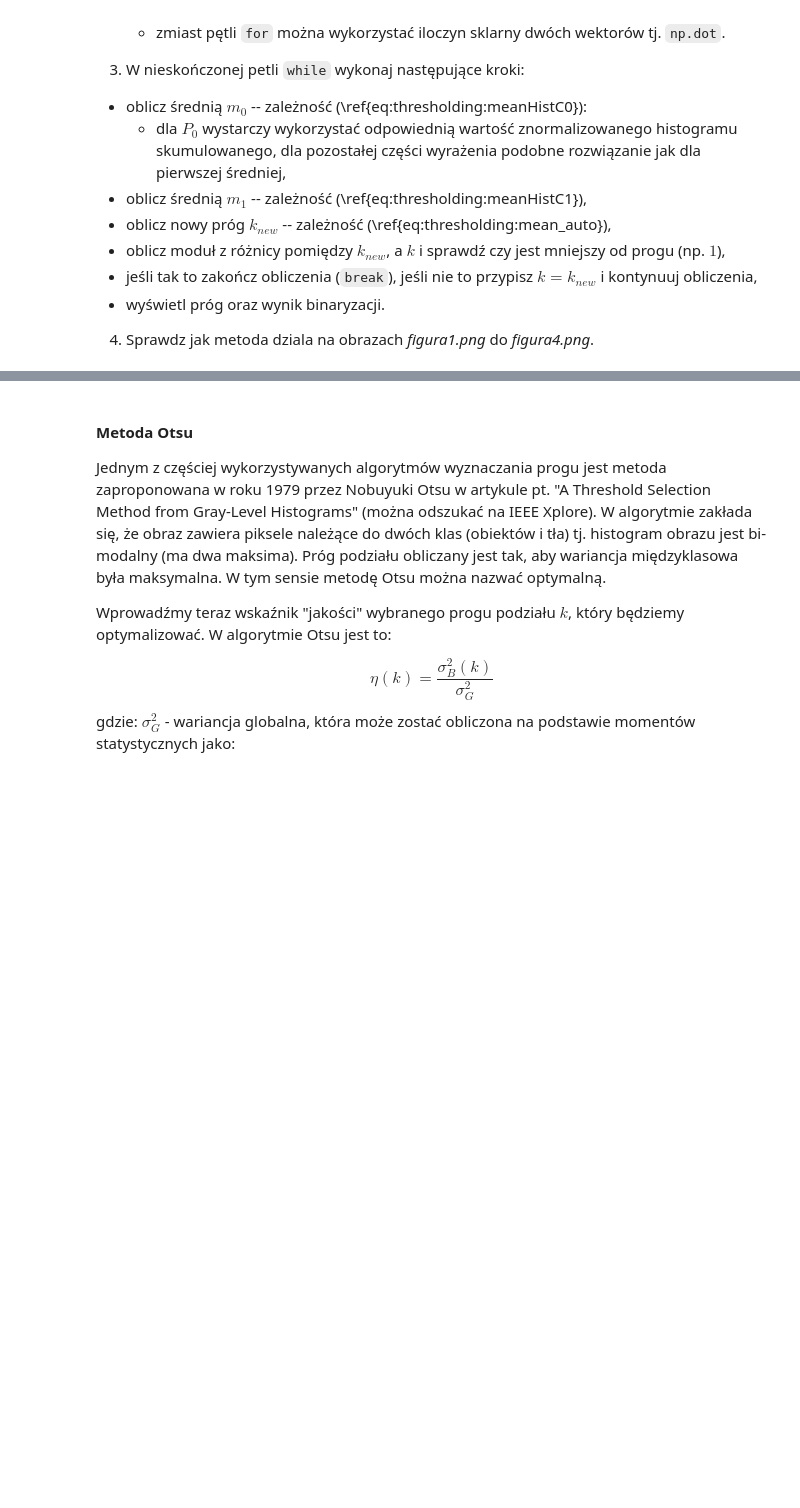
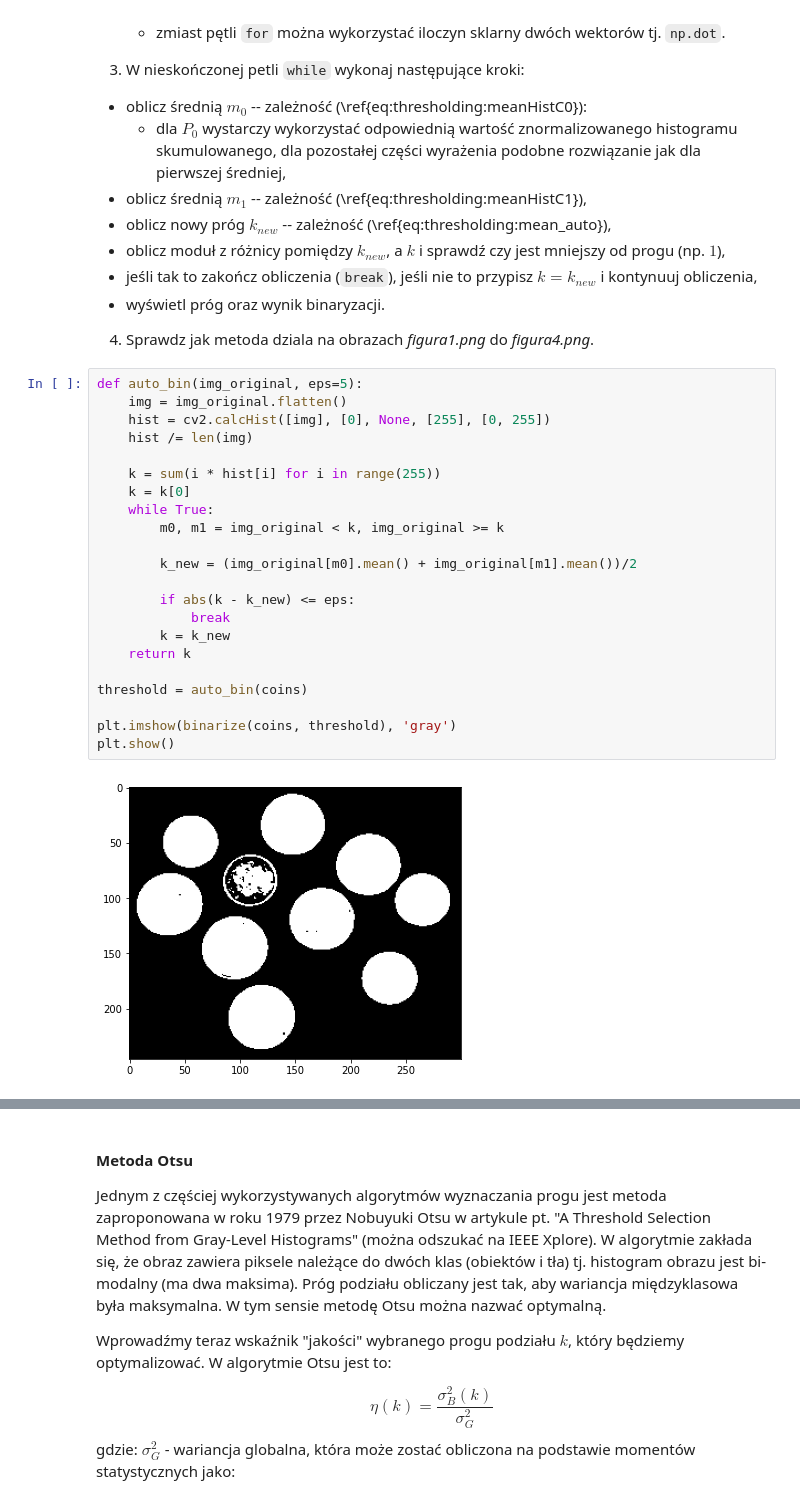
Before and after one commit to RysiekPrecikowski/WDCPO, a Jupyter notebook: lab4.ipynb, the cells around one changed output, grey strips where cells are left out. Drawn from its saved outputs; the diff is of its cells as text; blank space fills up the shorter version.

```diff
--- a/lab4.ipynb
+++ b/lab4.ipynb
@@ -245,3 +245,27 @@ m_G = \sum_{i=0}^{L-1} ip_i
 - wyświetl próg oraz wynik binaryzacji.
 
 4. Sprawdz jak metoda dziala na obrazach _figura1.png_ do _figura4.png_.
+# %%
+def auto_bin(img_original, eps=5):
+    img = img_original.flatten()
+    hist = cv2.calcHist([img], [0], None, [255], [0, 255])
+    hist /= len(img)
+
+    k = sum(i * hist[i] for i in range(255))
+    k = k[0]
+    while True:
+        m0, m1 = img_original < k, img_original >= k
+
+        k_new = (img_original[m0].mean() + img_original[m1].mean())/2
+
+        if abs(k - k_new) <= eps:
+            break
+        k = k_new
+    return k
+
+threshold = auto_bin(coins)
+
+plt.imshow(binarize(coins, threshold), 'gray')
+plt.show()
+# %% [output]
+[figure, added]
```
Also changed, not shown: parts of 3 cells of this notebook.
